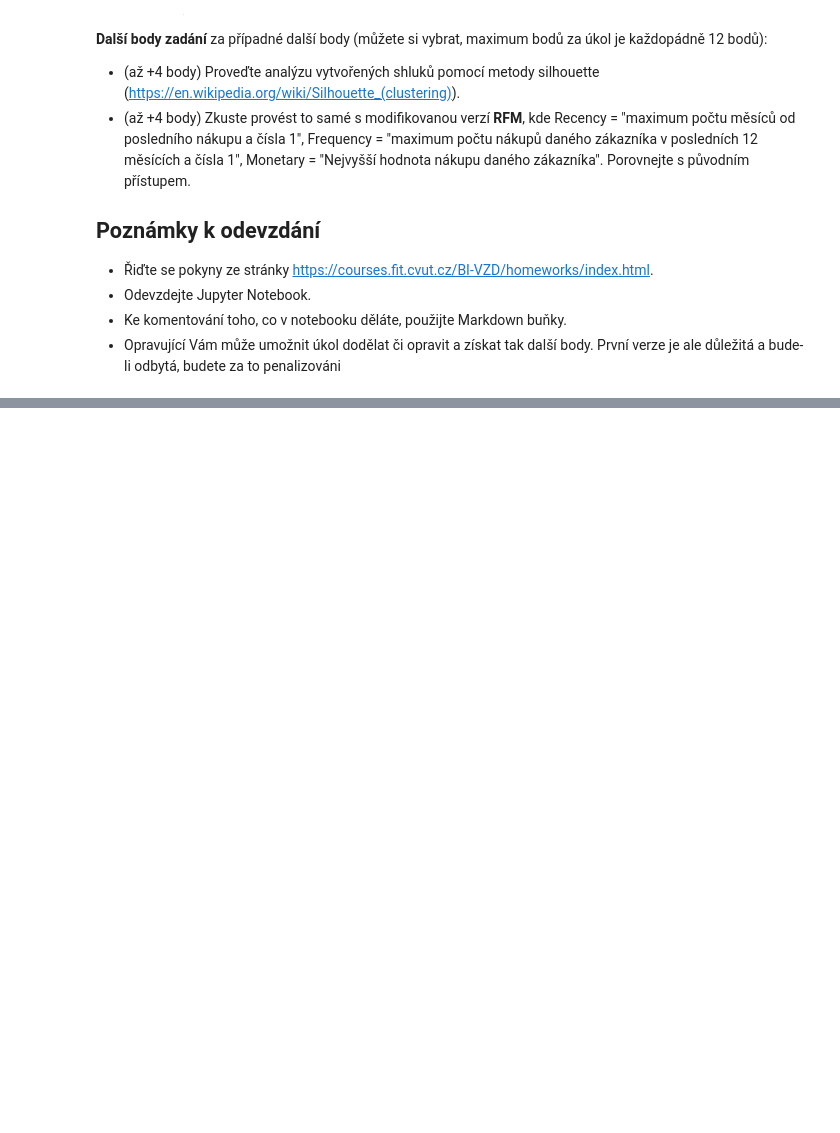
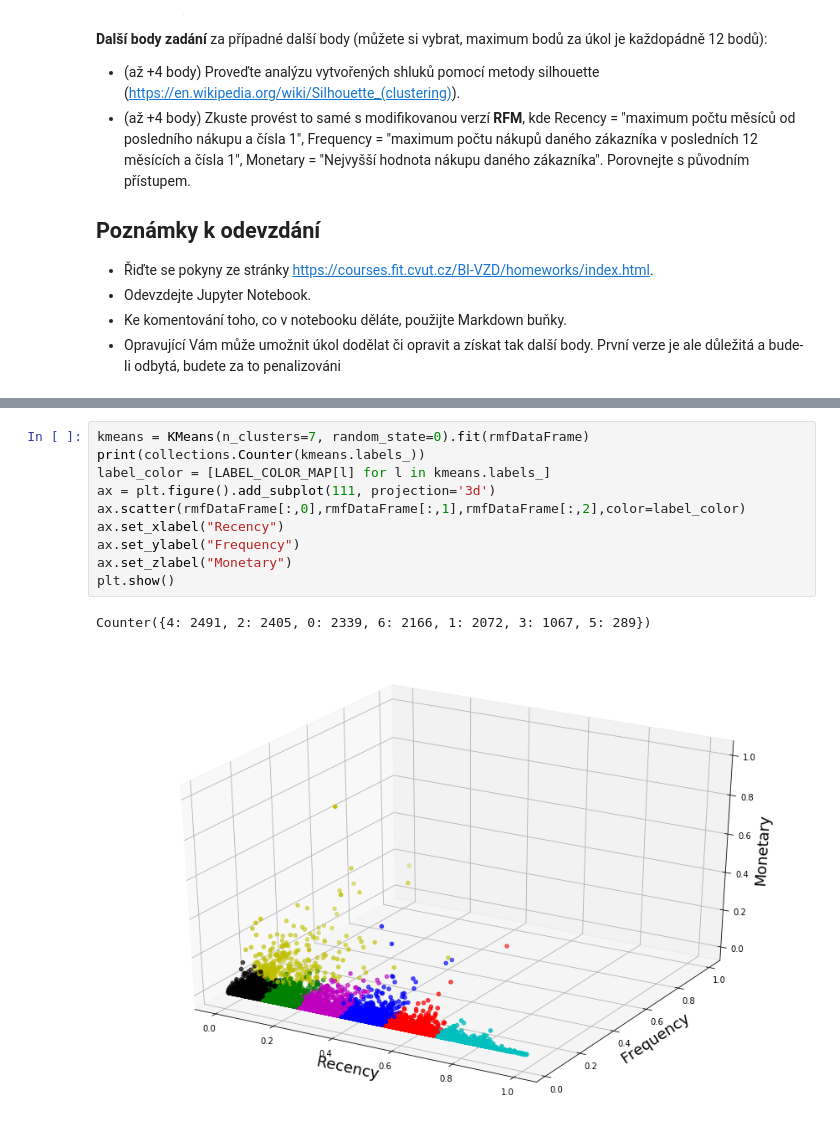
Before and after one commit to JahodaPaul/FIT_CTU, a Jupyter notebook: 03/homework_03_B191.ipynb, the cells around one changed output, grey strips where cells are left out. Cells and saved outputs as stored; diff of their text form; blank space fills up the shorter version.

```diff
--- a/03/homework_03_B191.ipynb
+++ b/03/homework_03_B191.ipynb
@@ -49,0 +221,13 @@ df.head()
+# %%
+kmeans = KMeans(n_clusters=7, random_state=0).fit(rmfDataFrame)
+print(collections.Counter(kmeans.labels_))
+label_color = [LABEL_COLOR_MAP[l] for l in kmeans.labels_]
+ax = plt.figure().add_subplot(111, projection='3d')
+ax.scatter(rmfDataFrame[:,0],rmfDataFrame[:,1],rmfDataFrame[:,2],color=label_color)
+ax.set_xlabel("Recency")
+ax.set_ylabel("Frequency")
+ax.set_zlabel("Monetary")
+plt.show()
+# %% [output]
+Counter({4: 2491, 2: 2405, 0: 2339, 6: 2166, 1: 2072, 3: 1067, 5: 289})
+[figure, added]
```
Also changed, not shown: parts of 15 cells of this notebook, 1 other file.
